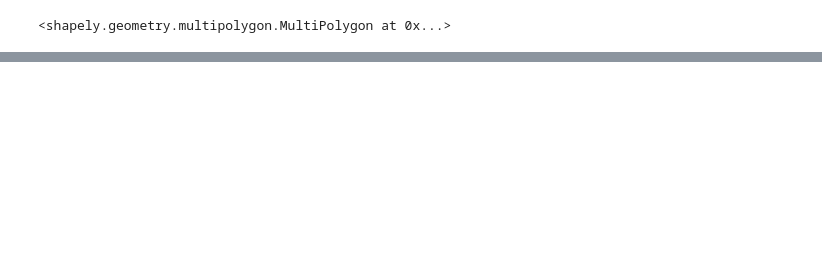
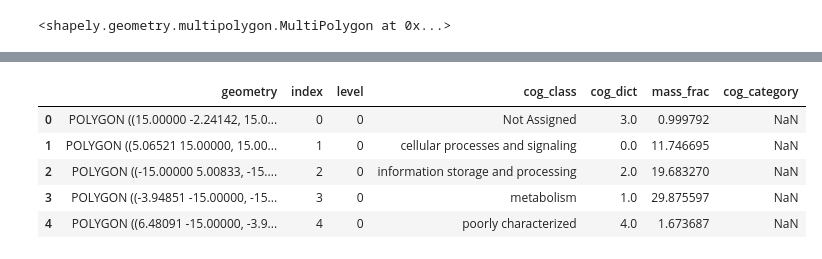
Before and after one commit to RPGroup-PBoC/growth_limits, a Jupyter notebook: code/exploratory/weighted_voronoi_treemap.ipynb, the cells around one changed output, grey strips where cells are left out. Drawn from its saved outputs; the diff is of its cells as text; code cells hidden in the pictures; blank space fills up the shorter version.

Commit message:
good progress on entire proteomap - still some bugs

```diff
--- a/code/exploratory/weighted_voronoi_treemap.ipynb
+++ b/code/exploratory/weighted_voronoi_treemap.ipynb
@@ -427,0 +602,13 @@ for i, cell in enumerate(V_cell):
+# %%
+# lets plot this!
+
+gdf = pandas.concat([
+    geopandas.GeoSeries(cell)
+    for cell in V_cell
+]).pipe(geopandas.GeoDataFrame)
+
+gdf = gdf.rename(columns = {0:'geometry'})
+gdf['cell'] = np.arange(5)
+frac['cell'] = np.arange(5)
+# %%
+result = gdf.merge(frac, on=['cell'])
@@ -427,0 +655,10 @@ for i, cell in enumerate(V_cell):
+# %%
+tree_structure = ['cog_class', 'cog_category', 'gene_name']
+# %%
+# Load the dataset with aboslute measurements
+data = pd.read_csv('../../data/compiled_absolute_measurements.csv')
+
+# consider only M9 glucose, schmidt
+data = data[data.dataset == 'schmidt_2016']
+data = data[data.condition == 'glucose']
+cog_dict = dict(zip(data.cog_class.unique(), np.arange(len(data.cog_class.unique()))))
@@ -427,0 +802,9 @@ for i, cell in enumerate(V_cell):
+# %%
+proteomap_df[proteomap_df.level==0]
+# %% [output]
+|  | geometry | index | level | cog_class | cog_dict | mass_frac | cog_category |
+| 0 | POLYGON ((15.00000 -2.24142, 15.0... | 0 | 0 | Not Assigned | 3.0 | 0.999792 | NaN |
+| 1 | POLYGON ((5.06521 15.00000, 15.00... | 1 | 0 | cellular processes and signaling | 0.0 | 11.746695 | NaN |
+| 2 | POLYGON ((-15.00000 5.00833, -15.... | 2 | 0 | information storage and processing | 2.0 | 19.683270 | NaN |
+| 3 | POLYGON ((-3.94851 -15.00000, -15... | 3 | 0 | metabolism | 1.0 | 29.875597 | NaN |
+| 4 | POLYGON ((6.48091 -15.00000, -3.9... | 4 | 0 | poorly characterized | 4.0 | 1.673687 | NaN |
```
Also changed, not shown: parts of 49 cells of this notebook.
